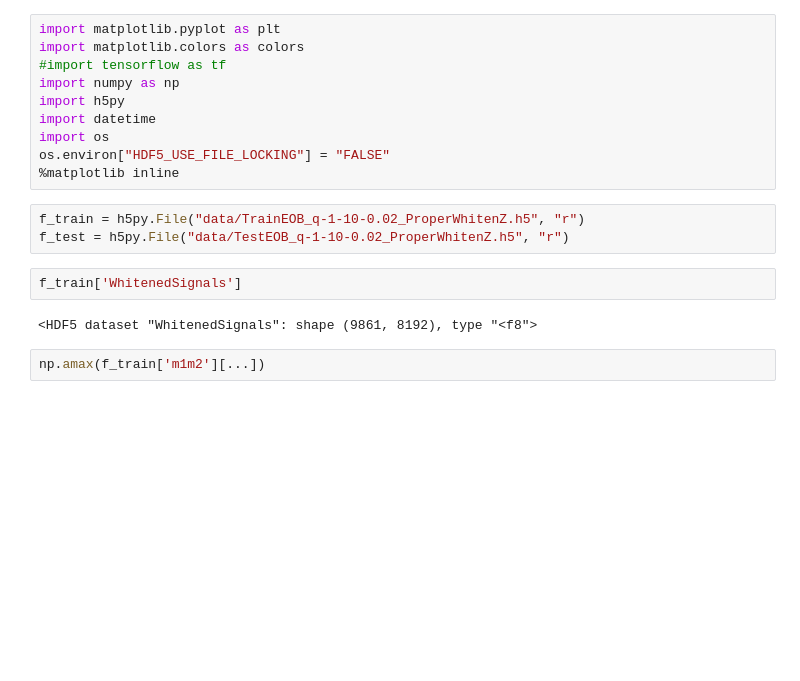
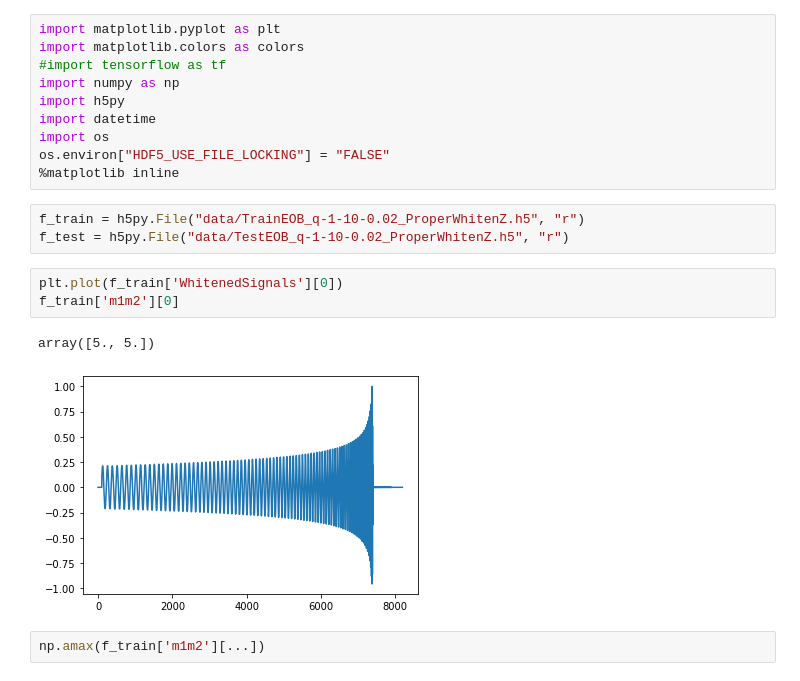
Before and after one commit to jw222/Gravitational-Wave, a Jupyter notebook: MPredictor.ipynb, the cells around one changed output. Drawn from its saved outputs; the diff is of its cells as text; blank space fills up the shorter version.

```diff
--- a/MPredictor.ipynb
+++ b/MPredictor.ipynb
@@ -17,10 +11,12 @@ os.environ["HDF5_USE_FILE_LOCKING"] = "FALSE"
 # %%
 f_train = h5py.File("data/TrainEOB_q-1-10-0.02_ProperWhitenZ.h5", "r")
 f_test = h5py.File("data/TestEOB_q-1-10-0.02_ProperWhitenZ.h5", "r")
-# %%
-f_train['WhitenedSignals']
-# %% [output]
-<HDF5 dataset "WhitenedSignals": shape (9861, 8192), type "<f8">
+# %%
+plt.plot(f_train['WhitenedSignals'][0])
+f_train['m1m2'][0]
+# %% [output]
+array([5., 5.])
+[figure, added]
 # %%
 np.amax(f_train['m1m2'][...])
 # %% [output]
```
Also changed, not shown: parts of 1 cell of this notebook, 1 other file.
